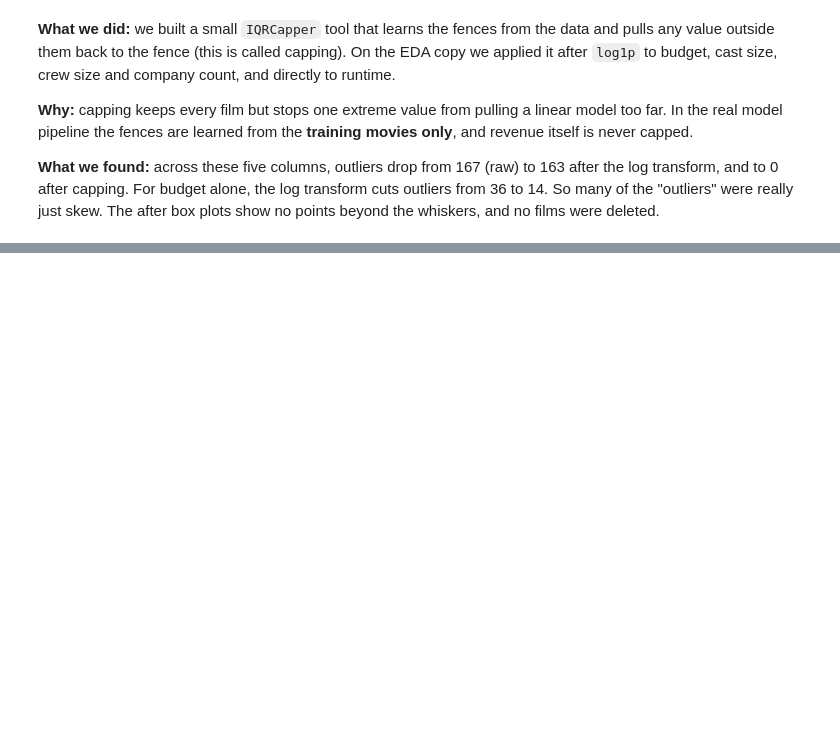
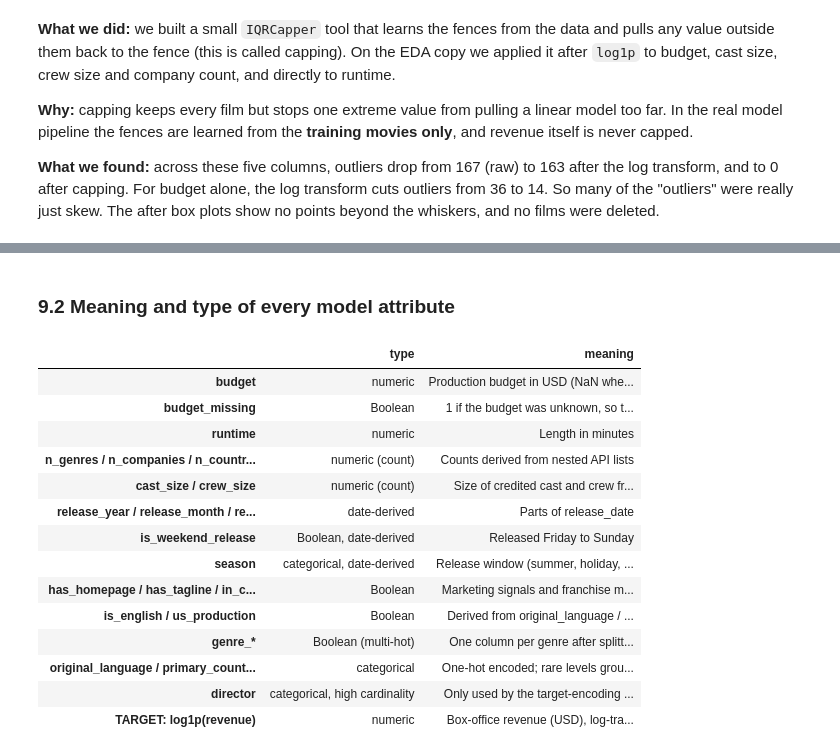
Before and after one commit to eshaimran13052006/tmdb-movie-revenue, a Jupyter notebook: 02_EDA_Modelling.ipynb, the cells around one changed output, grey strips where cells are left out. Saved outputs shown, nothing was run; the diff lists cells and outputs as text; code cells hidden in the pictures; blank space fills up the shorter version.

```diff
--- a/02_EDA_Modelling.ipynb
+++ b/02_EDA_Modelling.ipynb
@@ -529,0 +586,36 @@ R.update(out_bud_log=int(cmp_out.loc["budget", "after_log1p"]), out_run_raw=int(
+# %% [markdown]
+### 9.2 Meaning and type of every model attribute
+# %%
+DATA_DICT = {
+ "budget": ("numeric", "Production budget in USD (NaN when TMDB has 0). log1p + IQR capping in the pipeline"),
+ "budget_missing": ("Boolean", "1 if the budget was unknown, so the model can learn that missing budgets behave differently"),
+ "runtime": ("numeric", "Length in minutes"),
+ "n_genres / n_companies / n_countries / n_spoken_languages": ("numeric (count)", "Counts derived from nested API lists"),
+ "cast_size / crew_size": ("numeric (count)", "Size of credited cast and crew from the credits endpoint"),
+ "release_year / release_month / release_dow": ("date-derived", "Parts of release_date"),
+ "is_weekend_release": ("Boolean, date-derived", "Released Friday to Sunday"),
+ "season": ("categorical, date-derived", "Release window (summer, holiday, ...), one-hot encoded"),
+ "has_homepage / has_tagline / in_collection": ("Boolean", "Marketing signals and franchise membership"),
+ "is_english / us_production": ("Boolean", "Derived from original_language / production_countries"),
+ "genre_*": ("Boolean (multi-hot)", "One column per genre after splitting the '|' list"),
+ "original_language / primary_country / primary_company": ("categorical", "One-hot encoded; rare levels grouped as 'infrequent' (min_frequency, fitted on train)"),
+ "director": ("categorical, high cardinality", "Only used by the target-encoding experiment (Advanced Technique #2)"),
+ "TARGET: log1p(revenue)": ("numeric", "Box-office revenue (USD), log-transformed for training"),
+}
+display(pd.DataFrame(DATA_DICT, index=["type", "meaning"]).T)
+# %% [output]
+|  | type | meaning |
+| budget | numeric | Production budget in USD (NaN whe... |
+| budget_missing | Boolean | 1 if the budget was unknown, so t... |
+| runtime | numeric | Length in minutes |
+| n_genres / n_companies / n_countr... | numeric (count) | Counts derived from nested API lists |
+| cast_size / crew_size | numeric (count) | Size of credited cast and crew fr... |
+| release_year / release_month / re... | date-derived | Parts of release_date |
+| is_weekend_release | Boolean, date-derived | Released Friday to Sunday |
+| season | categorical, date-derived | Release window (summer, holiday, ... |
+| has_homepage / has_tagline / in_c... | Boolean | Marketing signals and franchise m... |
+| is_english / us_production | Boolean | Derived from original_language / ... |
+| genre_* | Boolean (multi-hot) | One column per genre after splitt... |
+| original_language / primary_count... | categorical | One-hot encoded; rare levels grou... |
+| director | categorical, high cardinality | Only used by the target-encoding ... |
+| TARGET: log1p(revenue) | numeric | Box-office revenue (USD), log-tra... |
```
Also changed, not shown: parts of 53 cells of this notebook.
